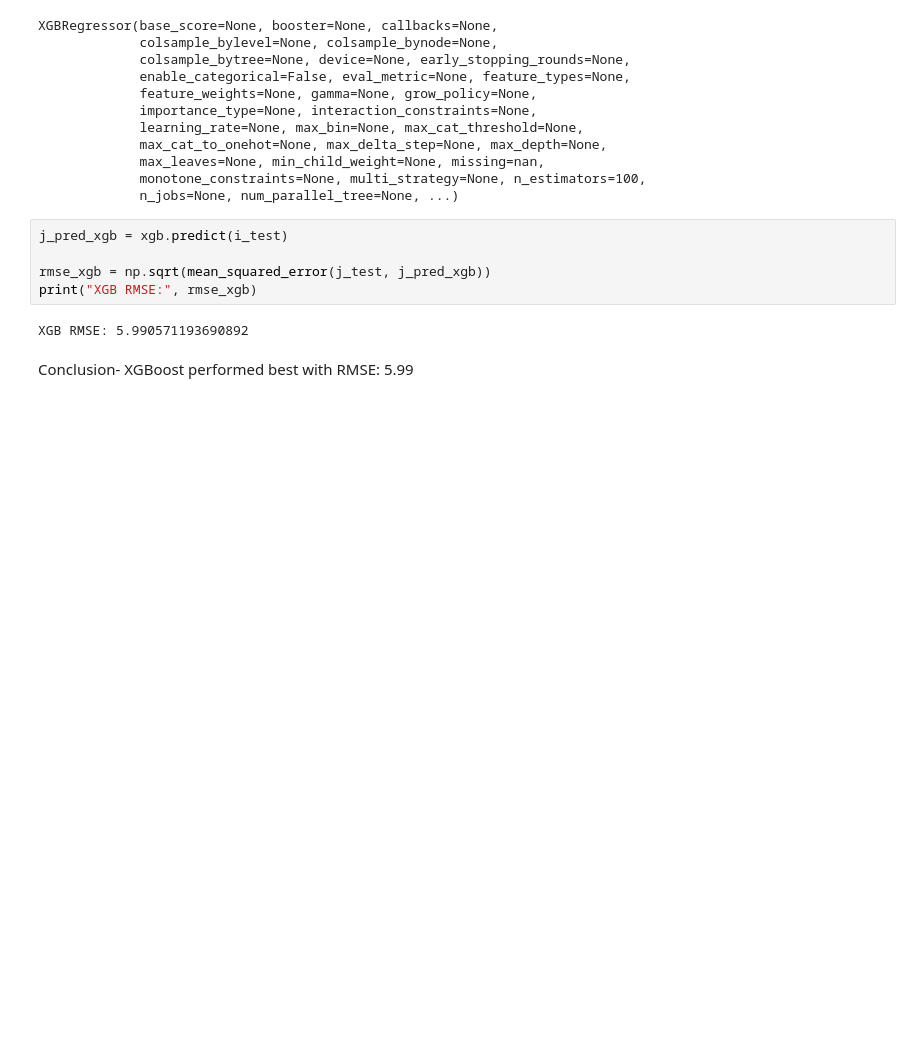
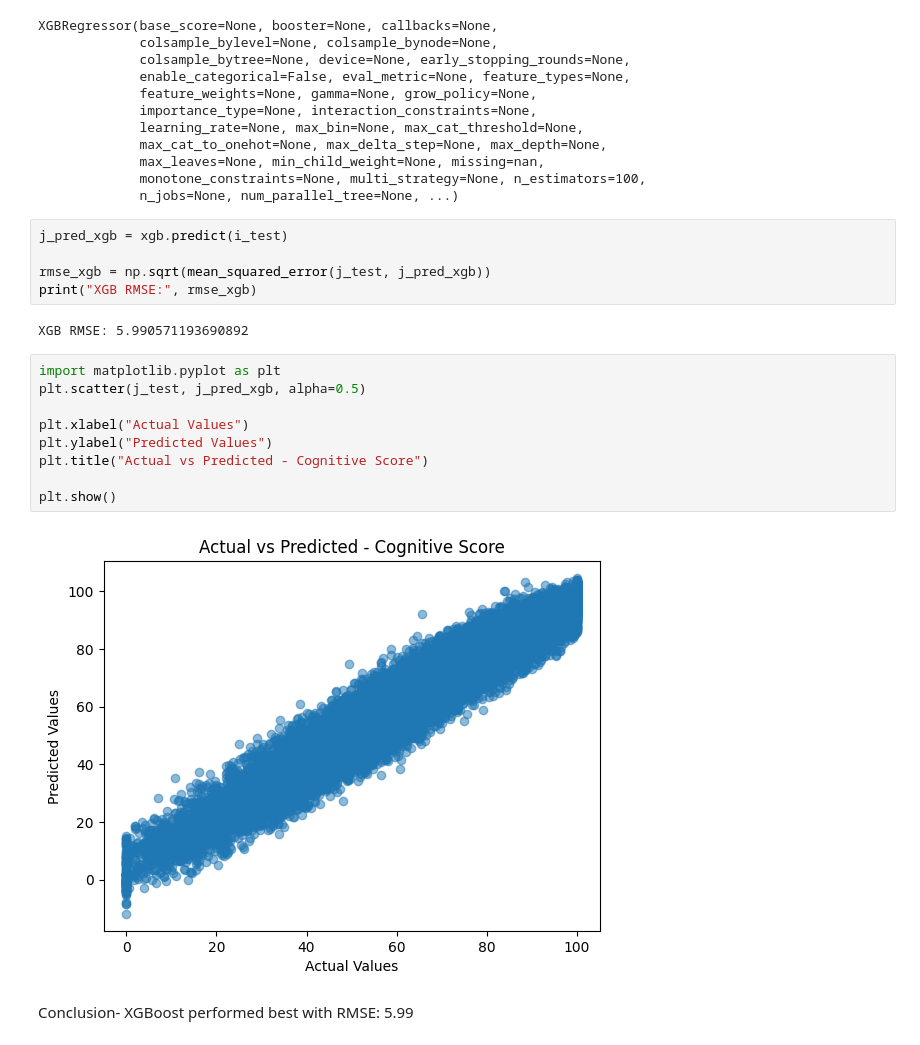
Before and after one commit to IshikaGarg787/Sleep-Health-and-Daily-Performance, a Jupyter notebook: Sleep_Health_&_Daily_Performance.ipynb, the cells around one changed output. Drawn from its saved outputs; the diff is of its cells as text; blank space fills up the shorter version.

```diff
--- a/Sleep_Health_&_Daily_Performance.ipynb
+++ b/Sleep_Health_&_Daily_Performance.ipynb
@@ -489,5 +504,16 @@ rmse_xgb = np.sqrt(mean_squared_error(j_test, j_pred_xgb))
 print("XGB RMSE:", rmse_xgb)
 # %% [output]
 XGB RMSE: 5.990571193690892
+# %%
+import matplotlib.pyplot as plt
+plt.scatter(j_test, j_pred_xgb, alpha=0.5)
+
+plt.xlabel("Actual Values")
+plt.ylabel("Predicted Values")
+plt.title("Actual vs Predicted - Cognitive Score")
+
+plt.show()
+# %% [output]
+[figure, added]
 # %% [markdown]
 Conclusion- XGBoost performed best with RMSE: 5.99
```
Also changed, not shown: parts of 3 cells of this notebook.
